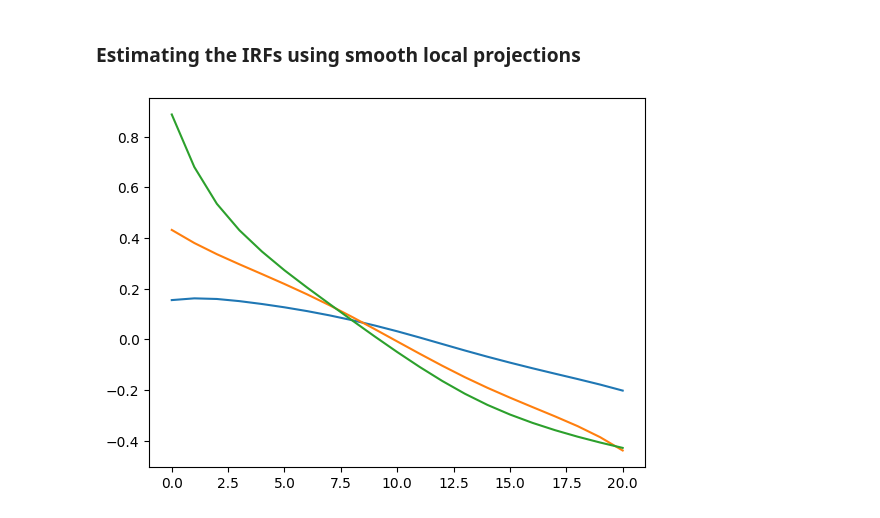
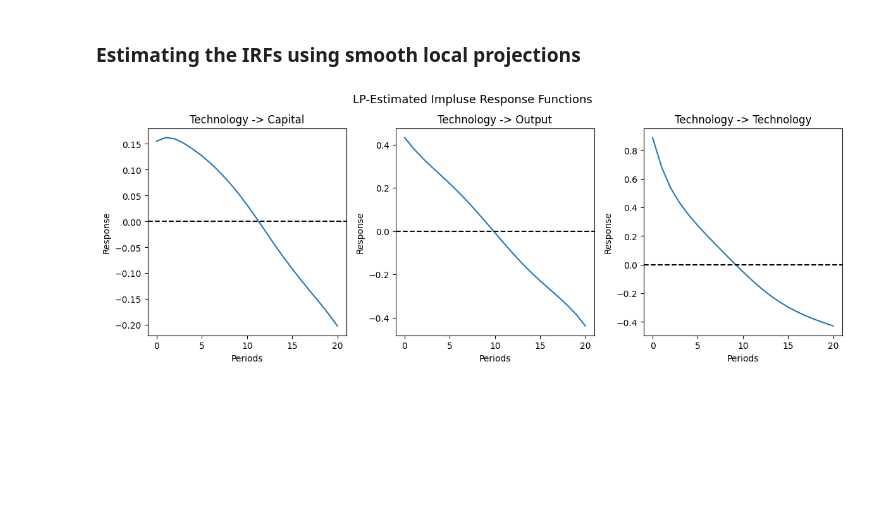
Before and after one commit to matt-dot-k/econ-622-project, a Jupyter notebook: example_notebooks/simple_RBC.ipynb, the cells around one changed output. Saved outputs shown, nothing was run; the diff lists cells and outputs as text; code cells hidden in the pictures; blank space fills up the shorter version.

```diff
--- a/example_notebooks/simple_RBC.ipynb
+++ b/example_notebooks/simple_RBC.ipynb
@@ -144,6 +144,18 @@ plt.show()
 # estimating IRF using LPs on observed data
 LP_model = SmoothLocalProjections(observed_data, "Technology", None, False, 10, q)
 LP = pd.DataFrame(LP_model.LP().beta)
-plt.plot(LP)
+LP.rename(columns={0: 'Capital', 1: 'Output', 2: 'Technology'}, inplace=True)
+varnames = LP.columns
+
+plt.figure(figsize=(12, 8))
+for i in range(3):
+    plt.subplot(2, 3, i+1)
+    plt.plot(LP[varnames[i]])
+    plt.title(f'Technology -> {var_names[i]}')
+    plt.xlabel('Periods')
+    plt.ylabel('Response')
+    plt.axhline(0, color='black', linestyle='dashed')
+plt.suptitle('LP-Estimated Impluse Response Functions', fontsize=13)
+plt.tight_layout()
 plt.show()
 # %% [output]
@@ -153,8 +165,20 @@ plt.show()
 # %%
 # estimating IRF using SLPs on observed data
 SLP_model = SmoothLocalProjections(observed_data, "Technology", None, False, 10, q)
 SLP = pd.DataFrame(SLP_model.SLP().beta)
-plt.plot(SLP)
+SLP.rename(columns={0: 'Capital', 1: 'Output', 2: 'Technology'}, inplace=True)
+varnames = SLP.columns
+
+plt.figure(figsize=(12, 8))
+for i in range(3):
+    plt.subplot(2, 3, i+1)
+    plt.plot(SLP[varnames[i]])
+    plt.title(f'Technology -> {var_names[i]}')
+    plt.xlabel('Periods')
+    plt.ylabel('Response')
+    plt.axhline(0, color='black', linestyle='dashed')
+plt.suptitle('LP-Estimated Impluse Response Functions', fontsize=13)
+plt.tight_layout()
 plt.show()
 # %% [output]
-[figure, old version]
+[figure, new version]
```
Also changed, not shown: parts of 1 cell of this notebook, 2 other files.
